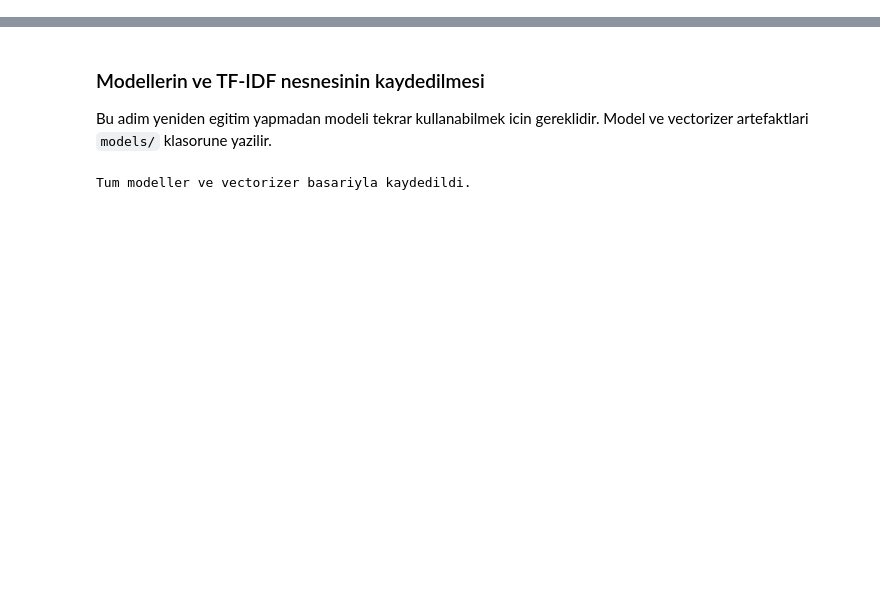
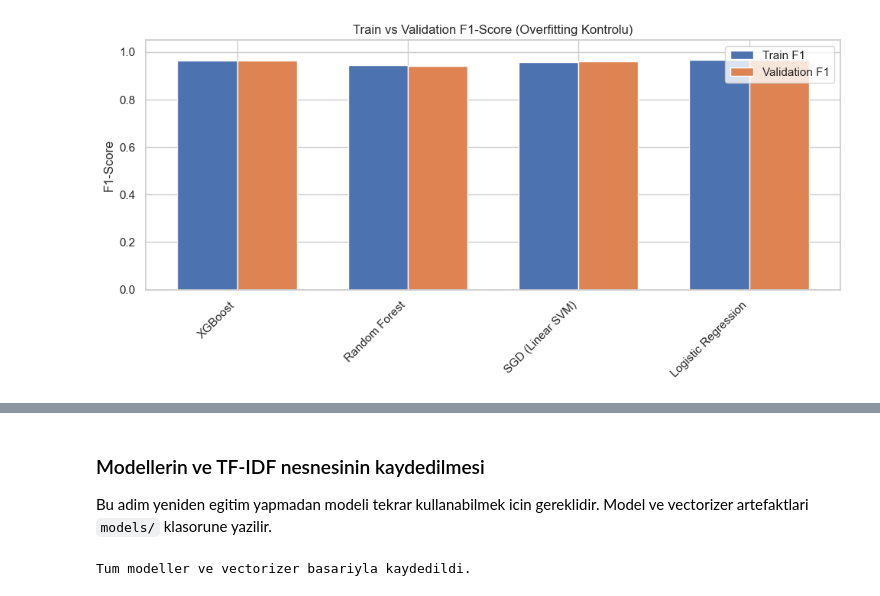
Before and after one commit to muratkakcigaz/ML-SQL-IDS, a Jupyter notebook: sql_ids_single_flow.ipynb, the cells around one changed output, grey strips where cells are left out. Drawn from its saved outputs; the diff is of its cells as text; code cells hidden in the pictures; blank space fills up the shorter version.

```diff
--- a/sql_ids_single_flow.ipynb
+++ b/sql_ids_single_flow.ipynb
@@ -259,0 +221,83 @@ Logistic Regression modeli egitildi.
+# %%
+import os
+import pandas as pd
+import matplotlib.pyplot as plt
+import seaborn as sns
+
+os.makedirs("plots", exist_ok=True)
+
+METRIC_COLS = ["Accuracy", "Precision", "Recall", "F1-Score"]
+
+
+def evaluate_split(model, X, y_true):
+    y_pred = model.predict(X)
+    return {
+        "Accuracy": accuracy_score(y_true, y_pred),
+        "Precision": precision_score(y_true, y_pred, average="binary", zero_division=0),
+        "Recall": recall_score(y_true, y_pred, average="binary", zero_division=0),
+        "F1-Score": f1_score(y_true, y_pred, average="binary", zero_division=0),
+    }
+
+
+train_val_rows = []
+for model_name, model in models.items():
+    train_m = evaluate_split(model, X_train, y_train)
+    val_m = evaluate_split(model, X_val, y_val)
+    for metric in METRIC_COLS:
+        gap = train_m[metric] - val_m[metric]
+        train_val_rows.append(
+            {
+                "Model": model_name,
+                "Metric": metric,
+                "Train": train_m[metric],
+                "Validation": val_m[metric],
+                "Gap (Train-Val)": gap,
+            }
+        )
+
+train_val_df = pd.DataFrame(train_val_rows)
+train_val_df.to_csv("./plots/train_val_metrics.csv", index=False, float_format="%.6f")
+
+print("Train vs Validation metrikleri:\n")
+pivot = train_val_df.pivot(index="Model", columns="Metric", values=["Train", "Validation", "Gap (Train-Val)"])
+print(pivot.to_string())
+
+# Ortalama gap ozeti
+gap_summary = (
+    train_val_df.groupby("Model")["Gap (Train-Val)"]
+    .mean()
+    .sort_values(ascending=False)
+    .reset_index(name="Mean_Gap")
+)
+print("\nOrtalama metrik farki (Train - Validation), yuksek = daha fazla overfitting riski:\n")
+print(gap_summary.to_string(index=False))
+
+# Gorsel: F1 gap
+f1_gap = train_val_df[train_val_df["Metric"] == "F1-Score"].copy()
+plt.figure(figsize=(10, 5))
+x = range(len(f1_gap))
+width = 0.35
+plt.bar([i - width / 2 for i in x], f1_gap["Train"], width, label="Train F1")
+plt.bar([i + width / 2 for i in x], f1_gap["Validation"], width, label="Validation F1")
+plt.xticks(x, f1_gap["Model"], rotation=45, ha="right")
+plt.ylim(0, 1.05)
+plt.ylabel("F1-Score")
+plt.title("Train vs Validation F1-Score (Overfitting Kontrolu)")
+plt.legend()
+plt.tight_layout()
+plt.savefig("./plots/train_val_gap.png", dpi=150)
+plt.show()
+plt.close()
+
+# Tum metrikler icin gap heatmap
+gap_pivot = train_val_df.pivot(index="Model", columns="Metric", values="Gap (Train-Val)")
+plt.figure(figsize=(8, 4))
+sns.heatmap(gap_pivot, annot=True, fmt=".3f", cmap="RdYlGn_r", center=0.02, vmin=0, vmax=0.15)
+plt.title("Overfitting Gap (Train - Validation)")
+plt.tight_layout()
+plt.savefig("./plots/train_val_gap_heatmap.png", dpi=150)
+plt.show()
+plt.close()
+
+print("\nKaydedildi: ./plots/train_val_metrics.csv, ./plots/train_val_gap.png")
+# %% [output]
@@ -259,0 +321 @@ Logistic Regression modeli egitildi.
+[figure, added]
```
Also changed, not shown: parts of 19 cells of this notebook, 17 other files.
